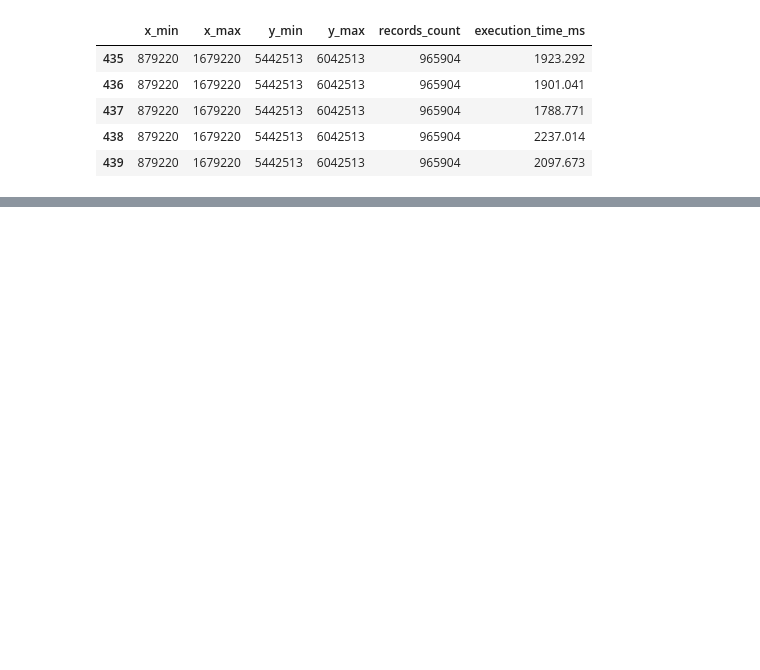
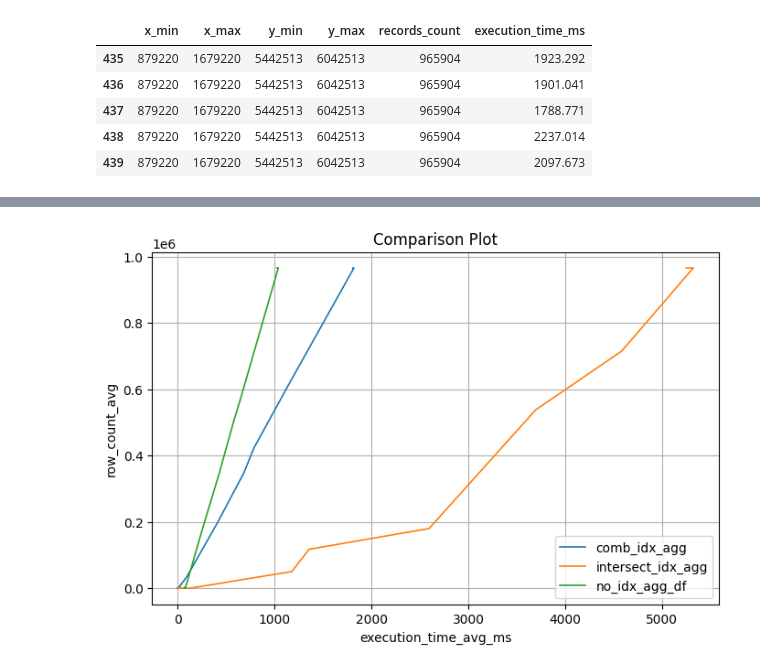
Before and after one commit to deyme17/SQLite_Index_benchmarks, a Jupyter notebook: results/results_analysis.ipynb, the cells around one changed output, grey strips where cells are left out. Cells and saved outputs as stored; diff of their text form; code cells hidden in the pictures; blank space fills up the shorter version.

```diff
--- a/results/results_analysis.ipynb
+++ b/results/results_analysis.ipynb
@@ -40,0 +143,4 @@ comb_idx_df.tail(5)
+# %%
+compare_data(data_list=[comb_idx_agg_df, intersect_agg_df, no_idx_agg_df], labels=["comb_idx_agg", "intersect_idx_agg", "no_idx_agg_df"], x="execution_time_avg_ms", y="row_count_avg")
+# %% [output]
+[figure, added]
```
Also changed, not shown: parts of 22 cells of this notebook.
